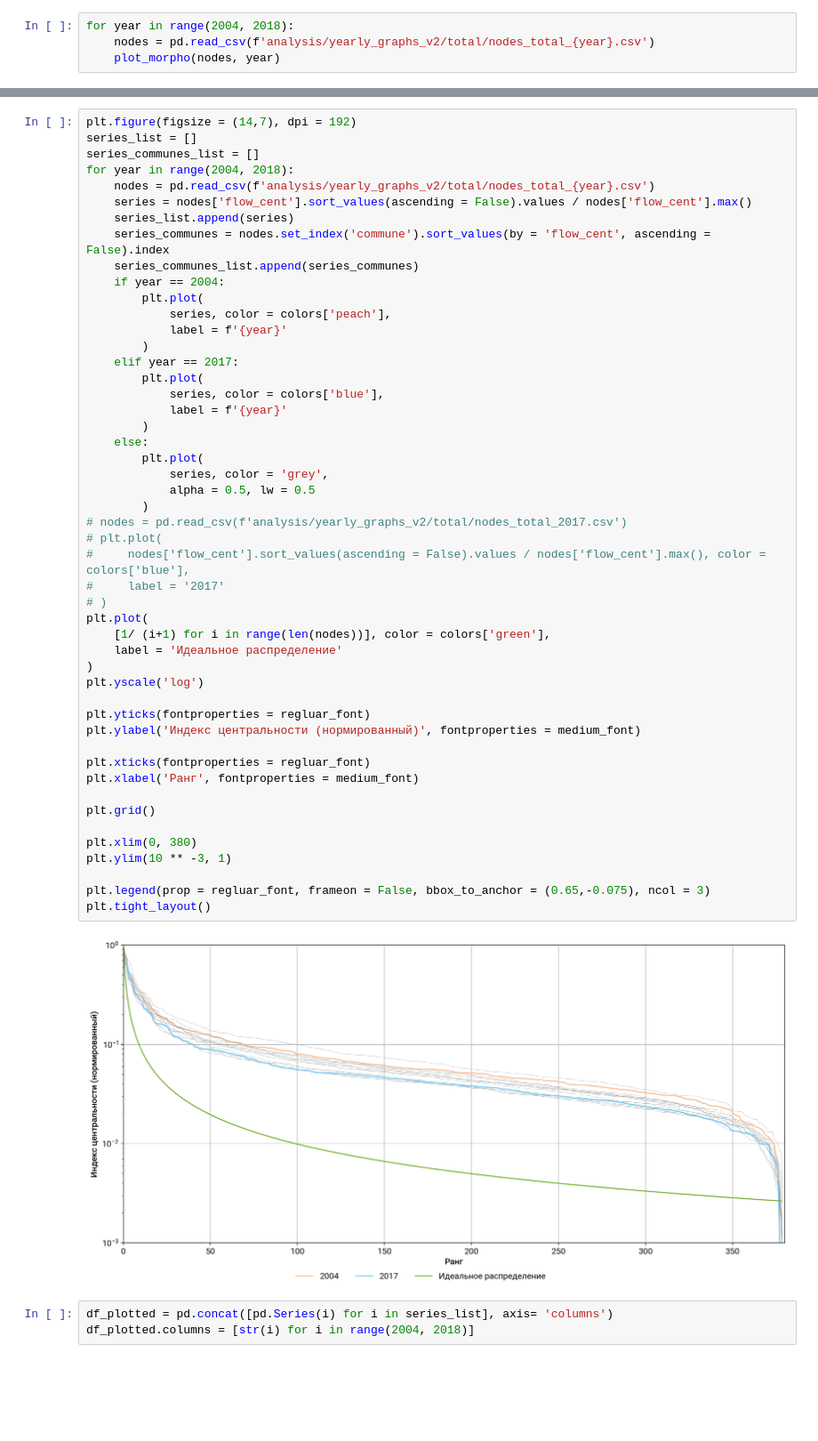
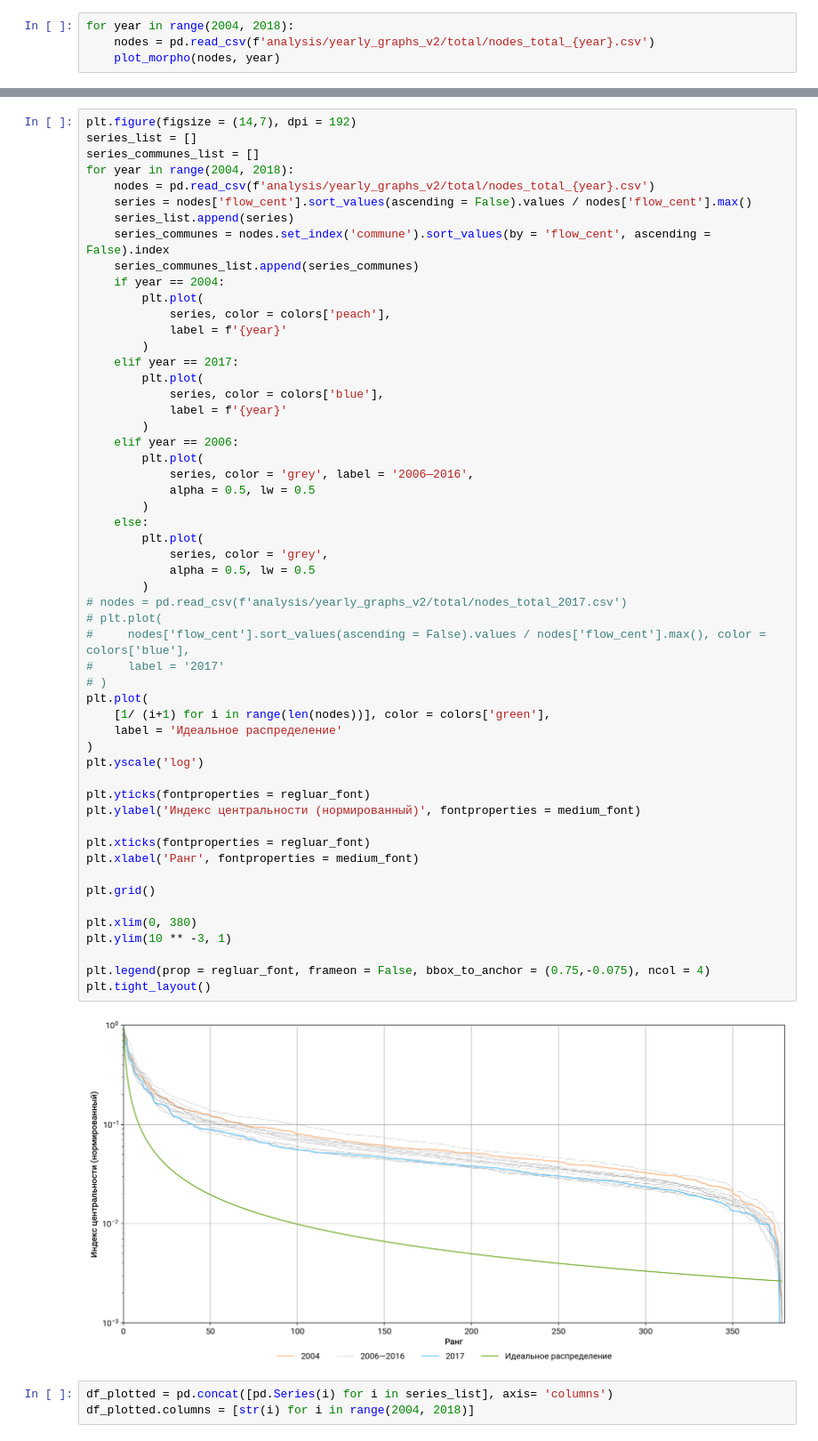
Before and after one commit to mtopnikov/NetherlandsCentralities, a Jupyter notebook: Morphological polycentricity.ipynb, the cells around one changed output, grey strips where cells are left out. Shown at 89% size. Cells and saved outputs as stored; diff of their text form; blank space fills up the shorter version.

```diff
--- a/Morphological polycentricity.ipynb
+++ b/Morphological polycentricity.ipynb
@@ -122,38 +76,43 @@ for year in range(2004, 2018):
         plt.plot(
             series, color = colors['blue'],
             label = f'{year}'
+        )
+    elif year == 2006:
+        plt.plot(
+            series, color = 'grey', label = '2006—2016',
+            alpha = 0.5, lw = 0.5
         )
     else:
         plt.plot(
             series, color = 'grey',
             alpha = 0.5, lw = 0.5
         )
 # nodes = pd.read_csv(f'analysis/yearly_graphs_v2/total/nodes_total_2017.csv')
 # plt.plot(
 #     nodes['flow_cent'].sort_values(ascending = False).values / nodes['flow_cent'].max(), color = colors['blue'],
 #     label = '2017'
 # )
 plt.plot(
     [1/ (i+1) for i in range(len(nodes))], color = colors['green'],
     label = 'Идеальное распределение'
 )
 plt.yscale('log')
 
 plt.yticks(fontproperties = regluar_font)
 plt.ylabel('Индекс центральности (нормированный)', fontproperties = medium_font)
 
 plt.xticks(fontproperties = regluar_font)
 plt.xlabel('Ранг', fontproperties = medium_font)
 
 plt.grid()
 
 plt.xlim(0, 380)
 plt.ylim(10 ** -3, 1)
 
-plt.legend(prop = regluar_font, frameon = False, bbox_to_anchor = (0.65,-0.075), ncol = 3)
+plt.legend(prop = regluar_font, frameon = False, bbox_to_anchor = (0.75,-0.075), ncol = 4)
 plt.tight_layout()
 # %% [output]
-[figure, old version]
+[figure, new version]
 # %%
 df_plotted = pd.concat([pd.Series(i) for i in series_list], axis= 'columns')
 df_plotted.columns = [str(i) for i in range(2004, 2018)]
```
Also changed, not shown: parts of 9 cells of this notebook, 1 other file.
